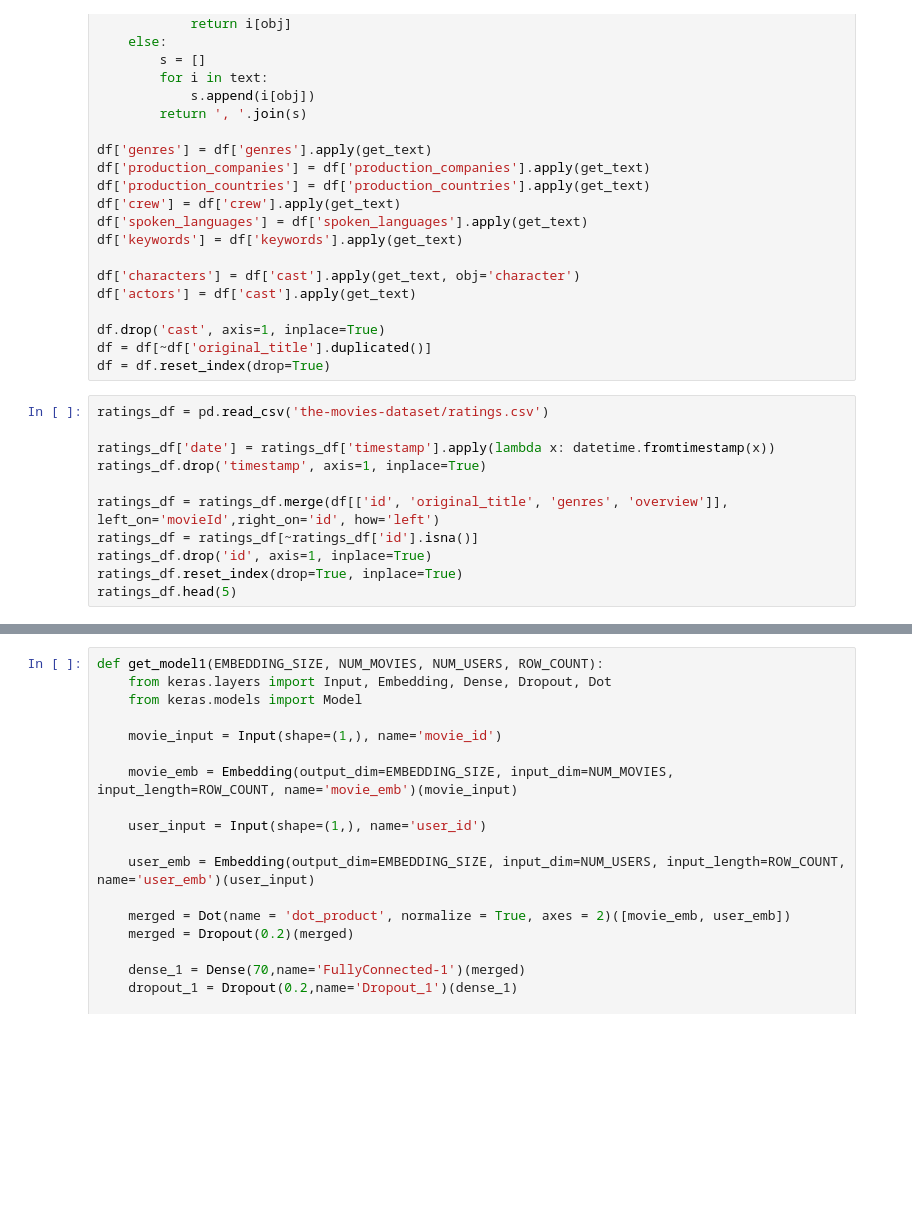
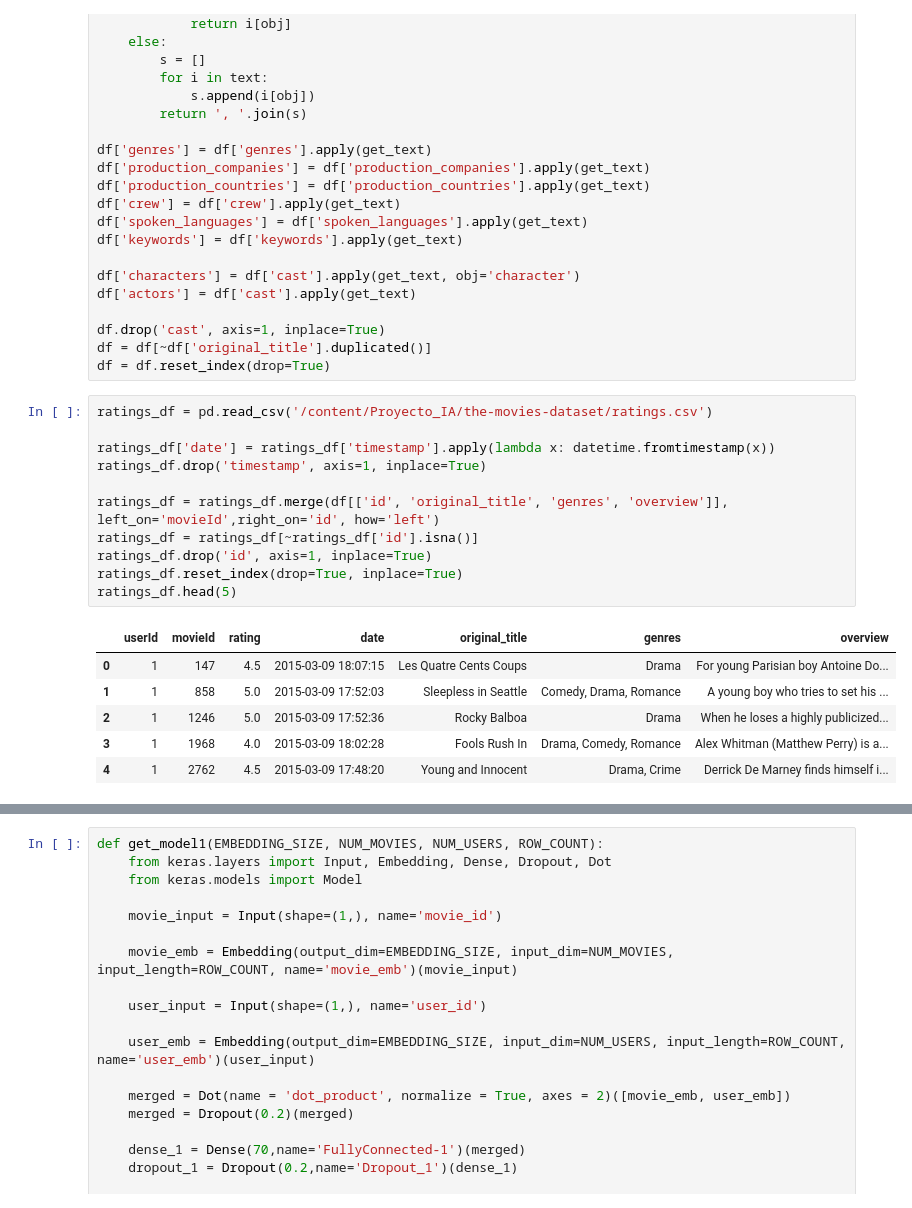
Before and after one commit to Fonsydo/Proyecto_IA, a Jupyter notebook: 02 - Modelos.ipynb, the cells around one changed output, grey strips where cells are left out. Saved outputs shown, nothing was run; the diff lists cells and outputs as text; blank space fills up the shorter version.

```diff
--- a/02 - Modelos.ipynb
+++ b/02 - Modelos.ipynb
@@ -49,16 +60,23 @@ df.drop('cast', axis=1, inplace=True)
 df = df[~df['original_title'].duplicated()]
 df = df.reset_index(drop=True)
 # %%
-ratings_df = pd.read_csv('the-movies-dataset/ratings.csv')
+ratings_df = pd.read_csv('/content/Proyecto_IA/the-movies-dataset/ratings.csv')
 
 ratings_df['date'] = ratings_df['timestamp'].apply(lambda x: datetime.fromtimestamp(x))
 ratings_df.drop('timestamp', axis=1, inplace=True)
 
 ratings_df = ratings_df.merge(df[['id', 'original_title', 'genres', 'overview']], left_on='movieId',right_on='id', how='left')
 ratings_df = ratings_df[~ratings_df['id'].isna()]
 ratings_df.drop('id', axis=1, inplace=True)
 ratings_df.reset_index(drop=True, inplace=True)
 ratings_df.head(5)
+# %% [output]
+|  | userId | movieId | rating | date | original_title | genres | overview |
+| 0 | 1 | 147 | 4.5 | 2015-03-09 18:07:15 | Les Quatre Cents Coups | Drama | For young Parisian boy Antoine Do... |
+| 1 | 1 | 858 | 5.0 | 2015-03-09 17:52:03 | Sleepless in Seattle | Comedy, Drama, Romance | A young boy who tries to set his ... |
+| 2 | 1 | 1246 | 5.0 | 2015-03-09 17:52:36 | Rocky Balboa | Drama | When he loses a highly publicized... |
+| 3 | 1 | 1968 | 4.0 | 2015-03-09 18:02:28 | Fools Rush In | Drama, Comedy, Romance | Alex Whitman (Matthew Perry) is a... |
+| 4 | 1 | 2762 | 4.5 | 2015-03-09 17:48:20 | Young and Innocent | Drama, Crime | Derrick De Marney finds himself i... |
 # %%
 from sklearn.preprocessing import LabelEncoder
 
```
Also changed, not shown: parts of 25 cells of this notebook.
